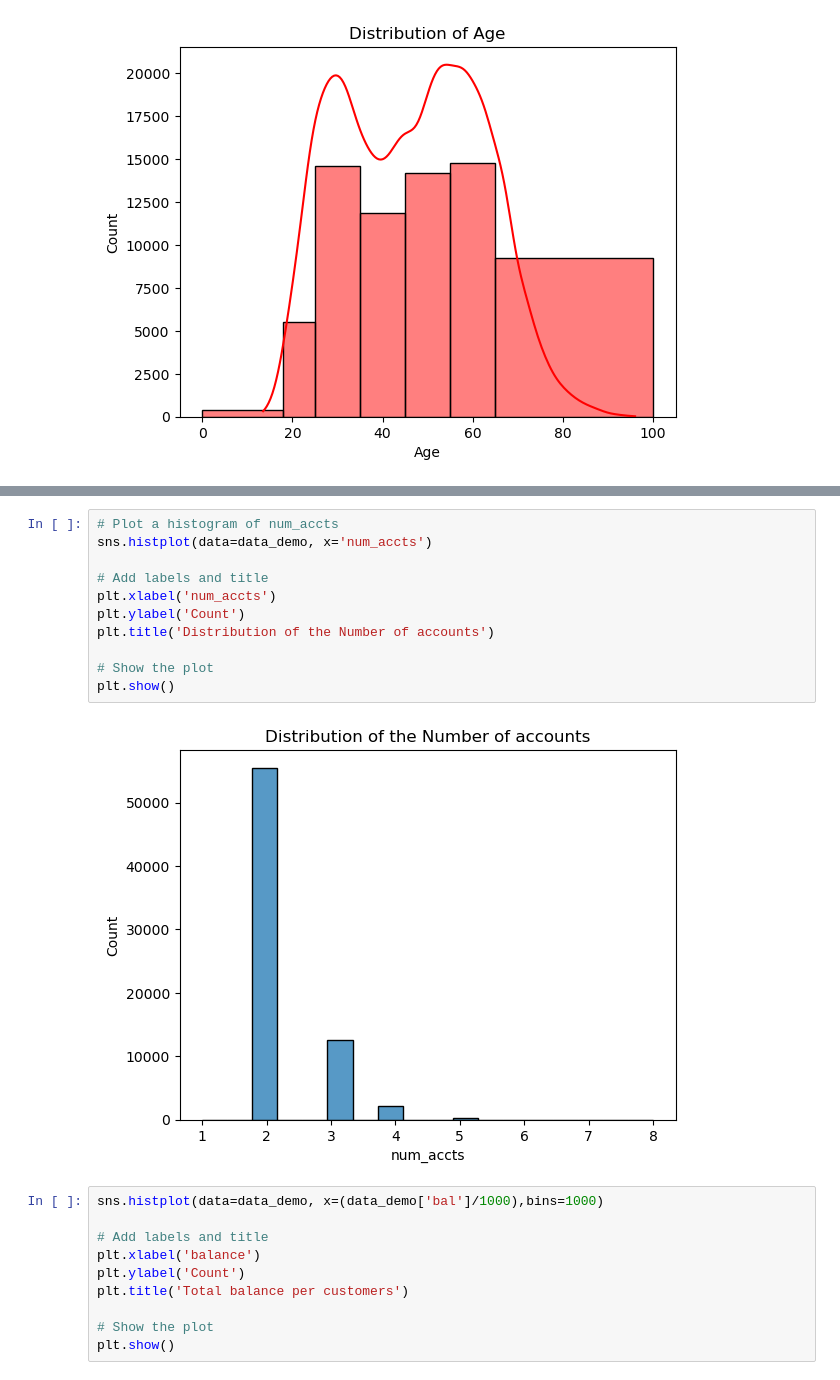
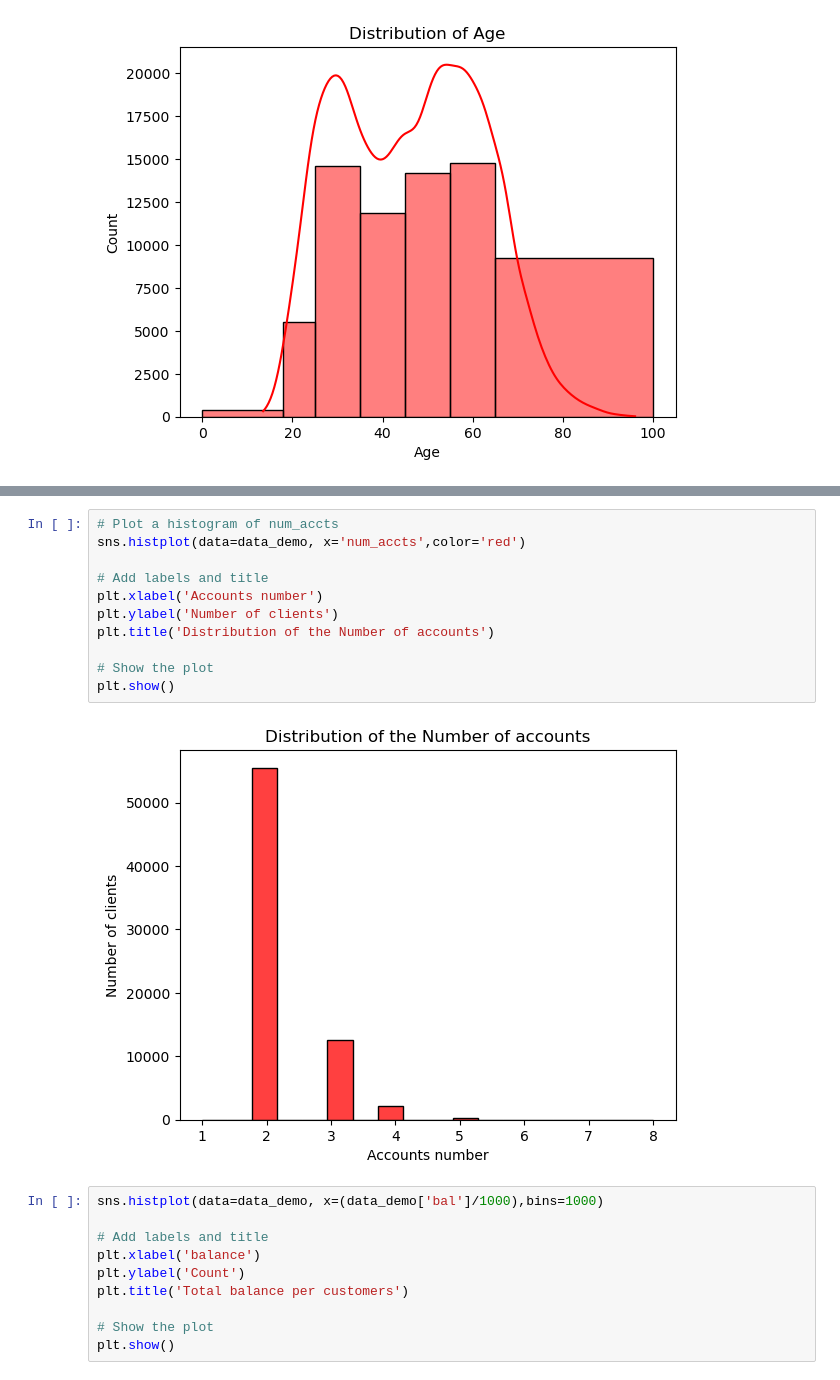
Before and after one commit to PaolaGaray/vanguard-ab-test, a Jupyter notebook: notebooks/Defining_customers.ipynb, the cells around one changed output, grey strips where cells are left out. Drawn from its saved outputs; the diff is of its cells as text.

```diff
--- a/notebooks/Defining_customers.ipynb
+++ b/notebooks/Defining_customers.ipynb
@@ -272,16 +287,16 @@ plt.show()
 # %%
 # Plot a histogram of num_accts
-sns.histplot(data=data_demo, x='num_accts')
+sns.histplot(data=data_demo, x='num_accts',color='red')
 
 # Add labels and title
-plt.xlabel('num_accts')
-plt.ylabel('Count')
+plt.xlabel('Accounts number')
+plt.ylabel('Number of clients')
 plt.title('Distribution of the Number of accounts')
 
 # Show the plot
 plt.show()
 # %% [output]
-[figure, old version]
+[figure, new version]
 # %%
 sns.histplot(data=data_demo, x=(data_demo['bal']/1000),bins=1000)
 
```
Also changed, not shown: parts of 12 cells of this notebook.
